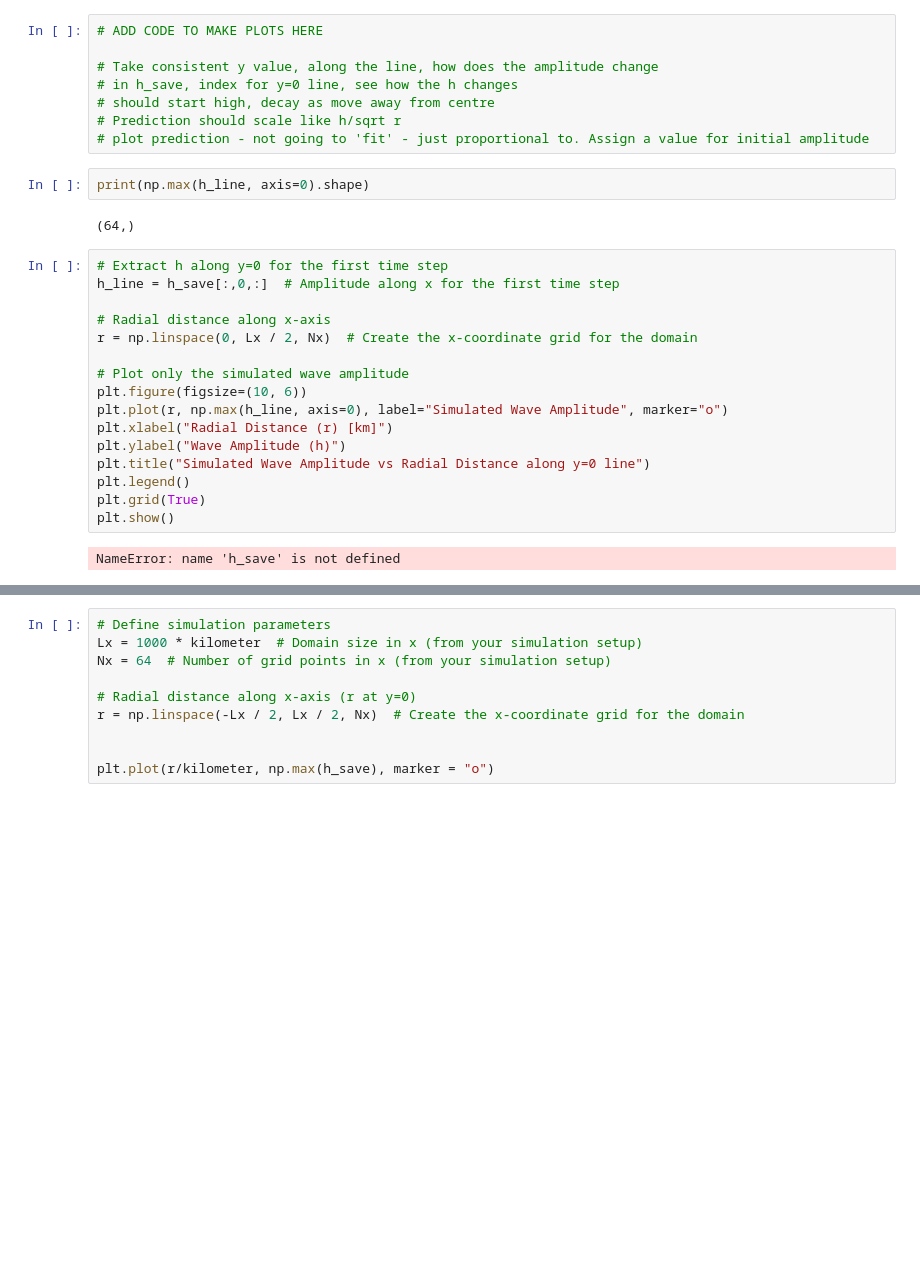
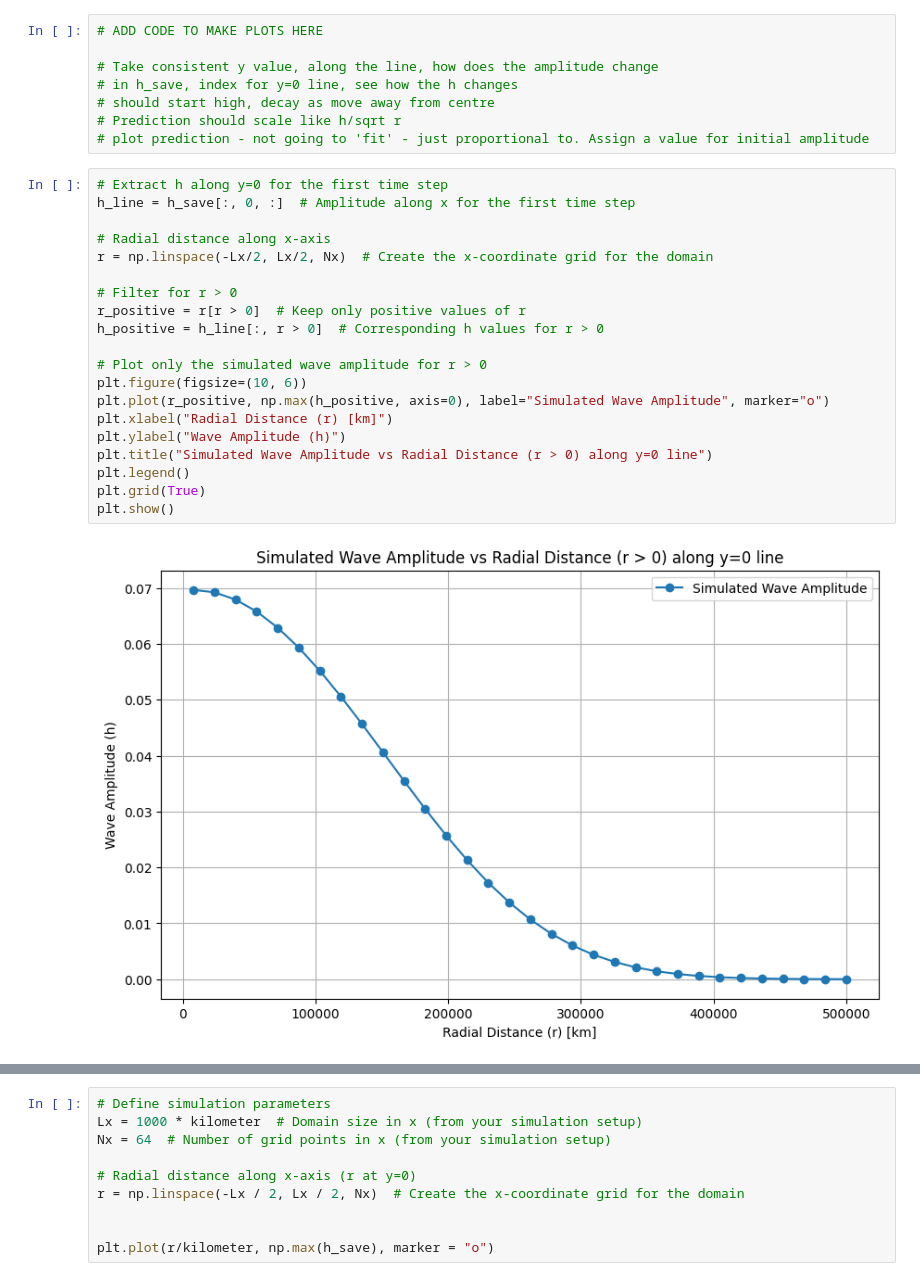
Before and after one commit to yu-huang-1/QCES, a Jupyter notebook: Project3_tsunami.ipynb, the cells around one changed output, grey strips where cells are left out. Cells and saved outputs as stored; diff of their text form; blank space fills up the shorter version.

```diff
--- a/Project3_tsunami.ipynb
+++ b/Project3_tsunami.ipynb
@@ -487,25 +487,25 @@ ADD PREDICTION OF WAVE AMPLITUDE HERE (a few sentences and/or equations)
 # should start high, decay as move away from centre
 # Prediction should scale like h/sqrt r
 # plot prediction - not going to 'fit' - just proportional to. Assign a value for initial amplitude
-# %%
-print(np.max(h_line, axis=0).shape)
-# %% [output]
-(64,)
 # %%
 # Extract h along y=0 for the first time step
-h_line = h_save[:,0,:]  # Amplitude along x for the first time step
+h_line = h_save[:, 0, :]  # Amplitude along x for the first time step
 
 # Radial distance along x-axis
-r = np.linspace(0, Lx / 2, Nx)  # Create the x-coordinate grid for the domain
+r = np.linspace(-Lx/2, Lx/2, Nx)  # Create the x-coordinate grid for the domain
 
-# Plot only the simulated wave amplitude
+# Filter for r > 0
+r_positive = r[r > 0]  # Keep only positive values of r
+h_positive = h_line[:, r > 0]  # Corresponding h values for r > 0
+
+# Plot only the simulated wave amplitude for r > 0
 plt.figure(figsize=(10, 6))
-plt.plot(r, np.max(h_line, axis=0), label="Simulated Wave Amplitude", marker="o")
+plt.plot(r_positive, np.max(h_positive, axis=0), label="Simulated Wave Amplitude", marker="o")
 plt.xlabel("Radial Distance (r) [km]")
 plt.ylabel("Wave Amplitude (h)")
-plt.title("Simulated Wave Amplitude vs Radial Distance along y=0 line")
+plt.title("Simulated Wave Amplitude vs Radial Distance (r > 0) along y=0 line")
 plt.legend()
 plt.grid(True)
 plt.show()
 # %% [output]
-NameError: name 'h_save' is not defined
+[figure, added]
```
Also changed, not shown: parts of 3 cells of this notebook.
